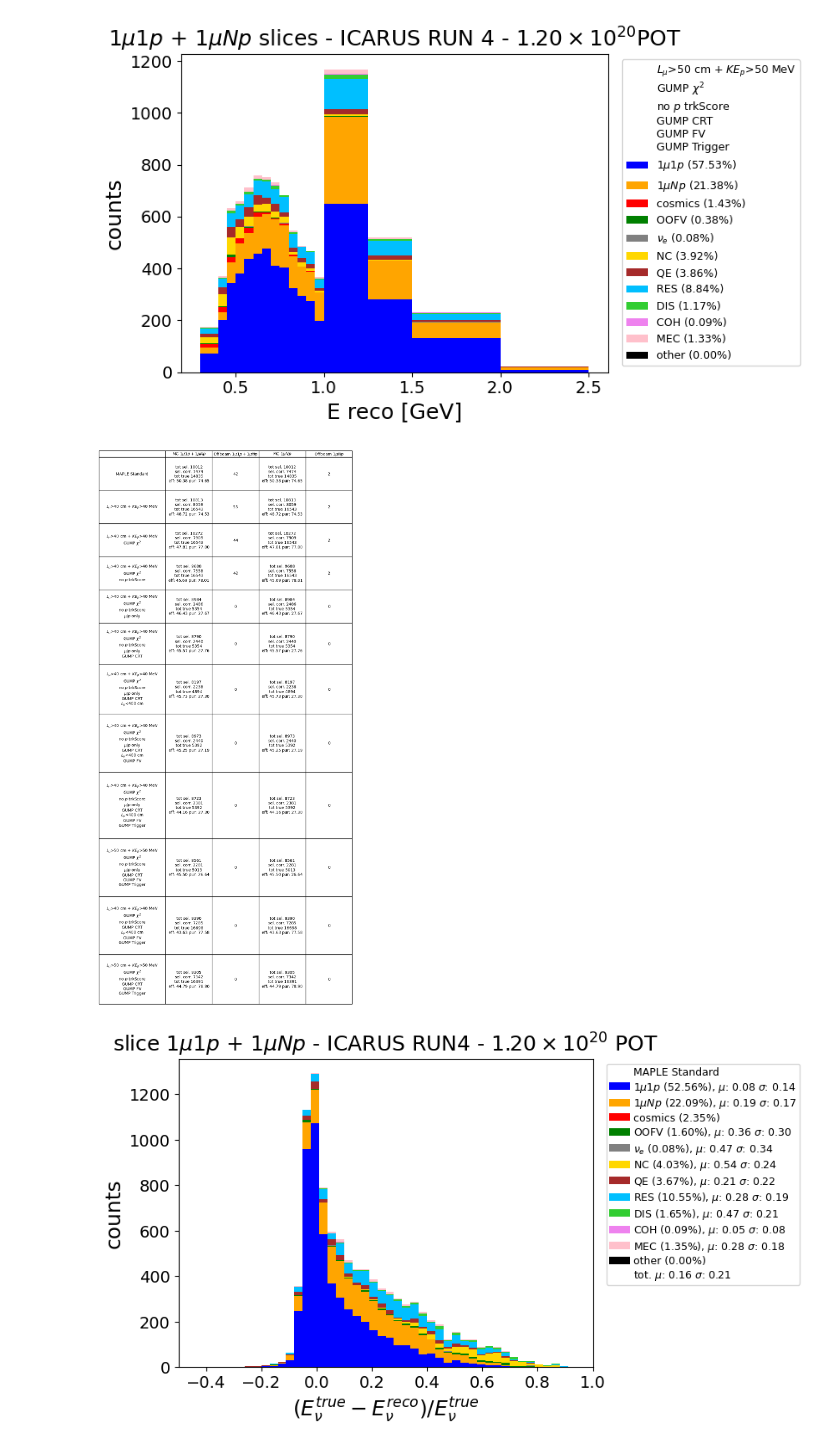
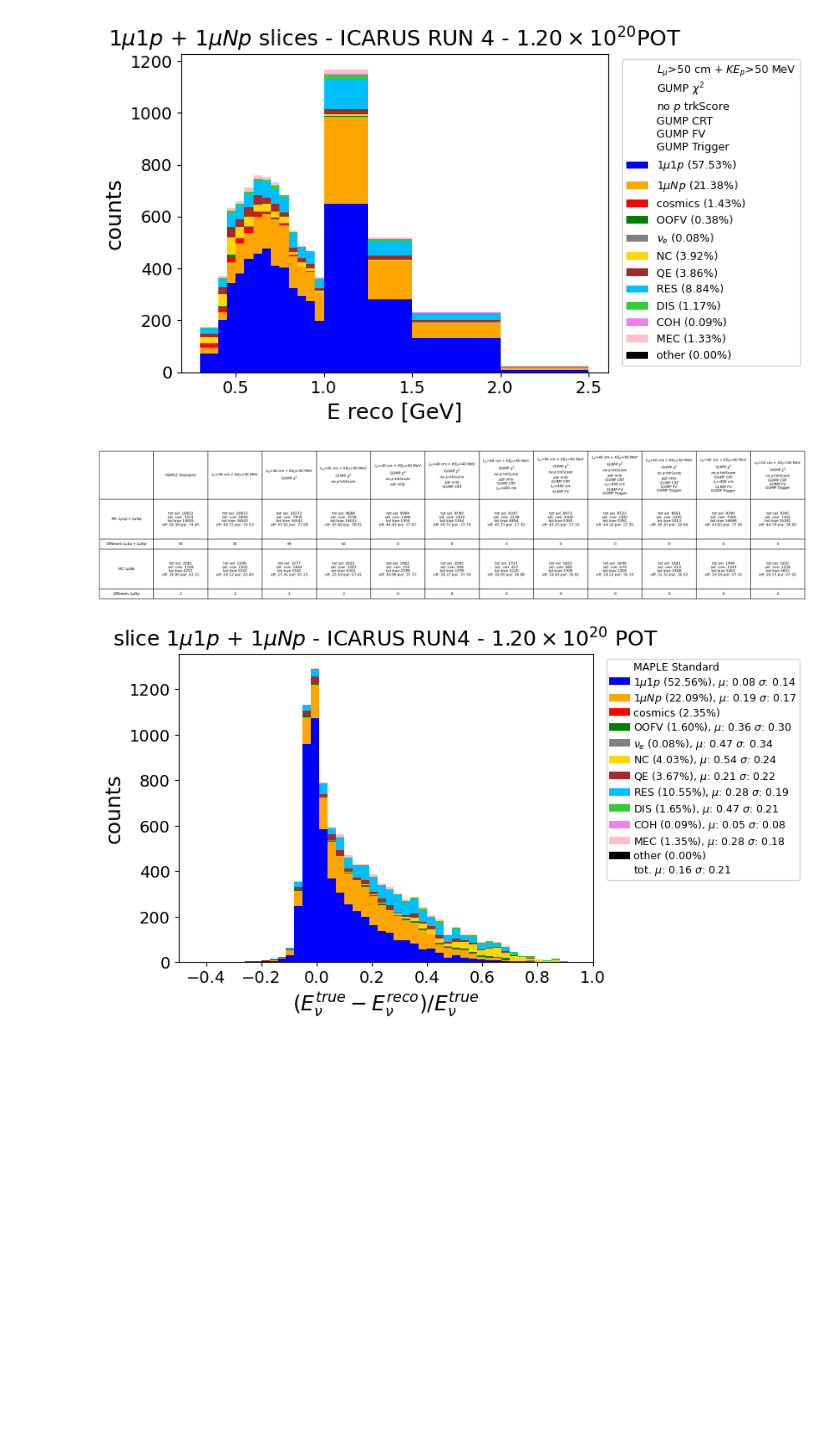
Before and after one commit to NicolaSommaggio/NicolaICARUS, a Jupyter notebook: MAPLE/selection_icarus/read_sbruce_tree.ipynb, the cells around one changed output. Cells and saved outputs as stored; diff of their text form; code cells hidden in the pictures; blank space fills up the shorter version.

Commit message:
update plotting MAPLE - GUMP studies

```diff
--- a/MAPLE/selection_icarus/read_sbruce_tree.ipynb
+++ b/MAPLE/selection_icarus/read_sbruce_tree.ipynb
@@ -399,7 +399,7 @@ def get_entry_table_Np(df_reco, df_nu) :
 
     return df_reco[df_reco['Number_protons'] > 1].shape[0], correctly_classified_slice.shape[0], df_nu[df_nu['True_protons']==1].shape[0], efficiency_slice, purity_slice
 # %%
-plt.figure(figsize=(10, 5))
+plt.figure(figsize=(18, 4))
 plt.axis("off")
 
 dfs_reco = [
@@ -429,82 +429,73 @@ dfs_nu = [
     df_nu_muL_pKE_pid_trackscore_vis_crt_Lmumax_FV_Trigger,
     df_nu_muL50_pKE50_pid_trackscore_vis_crt_NOLmumax_FV_Trigger,
     df_nu_muL_pKE_pid_trackscore_NOvis_crt_Lmumax_FV_Trigger,
     df_nu_muL50_pKE50_pid_trackscore_NOvis_crt_NOLmumax_FV_Trigger
 ]
 
+offbeam_1Np = [42, 55, 44, 42, 0, 0, 0, 0, 0, 0, 0, 0]
+offbeam_Np  = [2, 2, 2, 2, 0, 0, 0, 0, 0, 0, 0, 0]
 
-offbeam_1Np = [42, 55, 44, 42, 0, 0, 0, 0, 0, 0, 0, 0]
-
-offbeam_Np = [2, 2, 2, 2, 0, 0, 0, 0, 0, 0, 0, 0]
-
-rows = []
+# Calcolo delle celle per ciascuna fase di selezione
+mc_1Np_cells = []
+offbeam_1Np_cells = []
+mc_Np_cells = []
+offbeam_Np_cells = []
 
 for i in range(len(labels)):
     tot_selected, sel_corr, tot_true, efficiency, purity = get_entry_table(dfs_reco[i], dfs_nu[i])
-    tot_selected_Np, sel_corr_Np, tot_true_Np, efficiency_Np, purity_Np = get_entry_table(dfs_reco[i], dfs_nu[i])
+    tot_selected_Np, sel_corr_Np, tot_true_Np, efficiency_Np, purity_Np = get_entry_table_Np(dfs_reco[i], dfs_nu[i])
 
-    row = [
-        labels[i],
-        f'tot sel. {tot_selected}\nsel. corr. {sel_corr}\ntot true {tot_true}\neff: {efficiency*100:.2f} pur: {purity*100:.2f}',
-        offbeam_1Np[i],
-        f'tot sel. {tot_selected}\nsel. corr. {sel_corr}\ntot true {tot_true}\neff: {efficiency*100:.2f} pur: {purity*100:.2f}',
-        offbeam_Np[i]
-    ]
+    mc_1Np_cells.append(
+        f'tot sel. {tot_selected}\nsel. corr. {sel_corr}\ntot true {tot_true}\neff: {efficiency*100:.2f} pur: {purity*100:.2f}'
+    )
+    offbeam_1Np_cells.append(offbeam_1Np[i])
 
-    rows.append(row)
+    mc_Np_cells.append(
+        f'tot sel. {tot_selected_Np}\nsel. corr. {sel_corr_Np}\ntot true {tot_true_Np}\neff: {efficiency_Np*100:.2f} pur: {purity_Np*100:.2f}'
+    )
+    offbeam_Np_cells.append(offbeam_Np[i])
 
+# Righe della tabella trasposta: una riga per metrica, colonne = fasi di selezione
+rows = [
+    [r"MC $1\mu 1p+1\mu Np$"] + mc_1Np_cells,
+    [r"Offbeam $1\mu 1p+1\mu Np$"] + offbeam_1Np_cells,
+    [r"MC $1\mu Np$"] + mc_Np_cells,
+    [r"Offbeam $1\mu Np$"] + offbeam_Np_cells,
+]
 
+col_labels = [""] + labels
 
 table = plt.table(
     cellText=rows,
-    colLabels=[
-        "",
-        r"MC $1\mu 1p+1\mu Np$",
-        r"Offbeam $1\mu 1p+1\mu Np$",
-        r"MC $1\mu Np$",
-        r"Offbeam $1\mu Np$"
-    ],
+    colLabels=col_labels,
     cellLoc="center",
     loc="center",
-    colWidths=[0.3, 0.21, 0.21, 0.21, 0.21]
+    colWidths=[0.12] + [0.12] * len(labels)
 )
 
 table.auto_set_font_size(False)
-table.set_fontsize(10)
+table.set_fontsize(8)
 
+# Altezza dinamica delle righe in base al contenuto (ora poche righe, tante colonne)
+for i, row in enumerate(rows, start=1):
+    n_lines = max(str(cell).count("\n") + 1 for cell in row)
+    for j in range(len(col_labels)):
+        table[(i, j)].set_height(0.10 * n_lines)
 
-# Altezza dinamica delle righe in base al contenuto
-for i, row in enumerate(rows, start=1):
+# Altezza header (ora contiene le label lunghe delle fasi -> più righe)
+#for j, lab in enumerate(col_labels):
+#    n_lines = str(lab).count("\n") + 1
+#    table[(0, j)].set_height(0.10 * n_lines)
 
-    # numero massimo di righe di testo presente nella riga
-    n_lines = max(
-        str(cell).count("\n") + 1
-        for cell in row
-    )
+header_max_lines = max(str(lab).count("\n") + 1 for lab in col_labels)
 
-    for j in range(5):
-        table[(i, j)].set_height(0.075 * n_lines)
-
-
-# Altezza header
-header_lines = max(
-    str(cell).count("\n") + 1
-    for cell in [
-        "",
-        r"MC $1\mu 1p+1\mu Np$",
-        r"Offbeam $1\mu 1p+1\mu Np$",
-        r"MC $1\mu Np$",
-        r"Offbeam $1\mu Np$"
-    ]
-)
-
-for j in range(5):
-    table[(0, j)].set_height(0.06 * header_lines)
+for j in range(len(col_labels)):
+    table[(0, j)].set_height(0.06 * header_max_lines)
 
 plt.savefig('plots/table.pdf', format='pdf', bbox_inches='tight')
 #plt.show()
 # %% [output]
-[figure, old version]
+[figure, new version]
 # %%
 df_nu_maple, df_reco_maple = get_df('sbruce_trees/CUT_TEST/MC_CONCAT/SBRUCE_TREE_MAPLE_NICOLA_RUN4_CONCAT.root')
 df_nu_gump, df_reco_gump = get_df('sbruce_trees/CUT_TEST/MC_CONCAT/SBRUCE_TREE_MAPLE_NICOLA_RUN4_MU_L_40_PRO_KE_40_CHI2_VAR_TRACKSCORE_VAR_VISIBLE_VAR_CONCAT.root')
```
Also changed, not shown: parts of 1 cell of this notebook, 23 other files.
